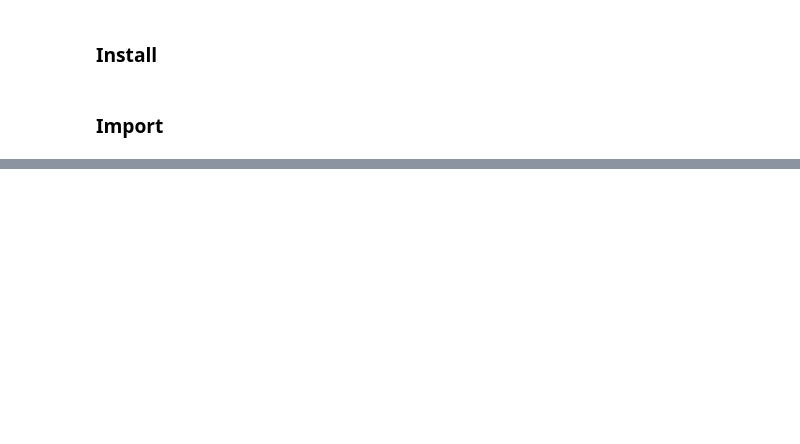
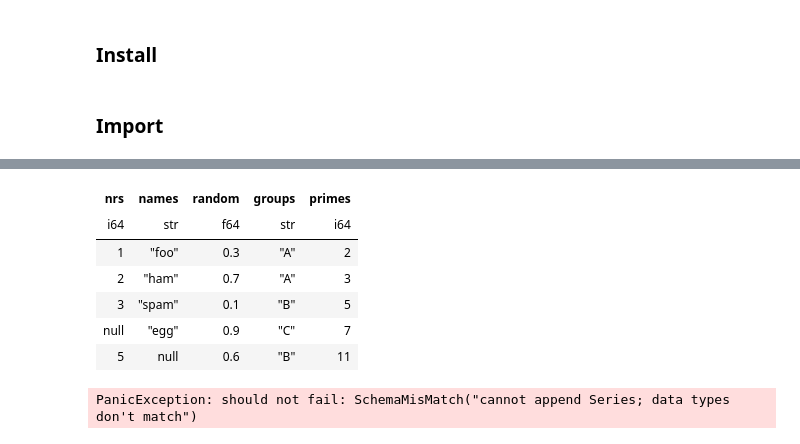
Before and after one commit to FranzDiebold/polars-cheat-sheet, a Jupyter notebook: polars-cheat-sheet.ipynb, the cells around one changed output, grey strips where cells are left out. Saved outputs shown, nothing was run; the diff lists cells and outputs as text; code cells hidden in the pictures; blank space fills up the shorter version.

```diff
--- a/polars-cheat-sheet.ipynb
+++ b/polars-cheat-sheet.ipynb
@@ -55,0 +93,15 @@ df.filter(pl.col("groups") == "B")
+# %%
+df2 = pl.DataFrame(
+    {
+        "nrs": [6],
+        "names": ["wow"],
+        "random": [0.9],
+        "groups": ["B"],
+    }
+)
+
+df3 = pl.DataFrame(
+    {
+        "primes": [2, 3, 5, 7, 11],
+    }
+)
@@ -55,0 +120,16 @@ df.filter(pl.col("groups") == "B")
+# %%
+# Append columns of DataFrames
+pl.concat([df, df3], how="horizontal")
+# %% [output]
+| nrs | names | random | groups | primes |
+| i64 | str | f64 | str | i64 |
+| 1 | "foo" | 0.3 | "A" | 2 |
+| 2 | "ham" | 0.7 | "A" | 3 |
+| 3 | "spam" | 0.1 | "B" | 5 |
+| null | "egg" | 0.9 | "C" | 7 |
+| 5 | null | 0.6 | "B" | 11 |
+# %%
+# Gather columns into rows.
+df.melt(id_vars=["nrs", "names"], value_vars=["random", "groups"])
+# %% [output]
+PanicException: should not fail: SchemaMisMatch("cannot append Series; data types don't match")
```
Also changed, not shown: parts of 21 cells of this notebook, 1 other file.
